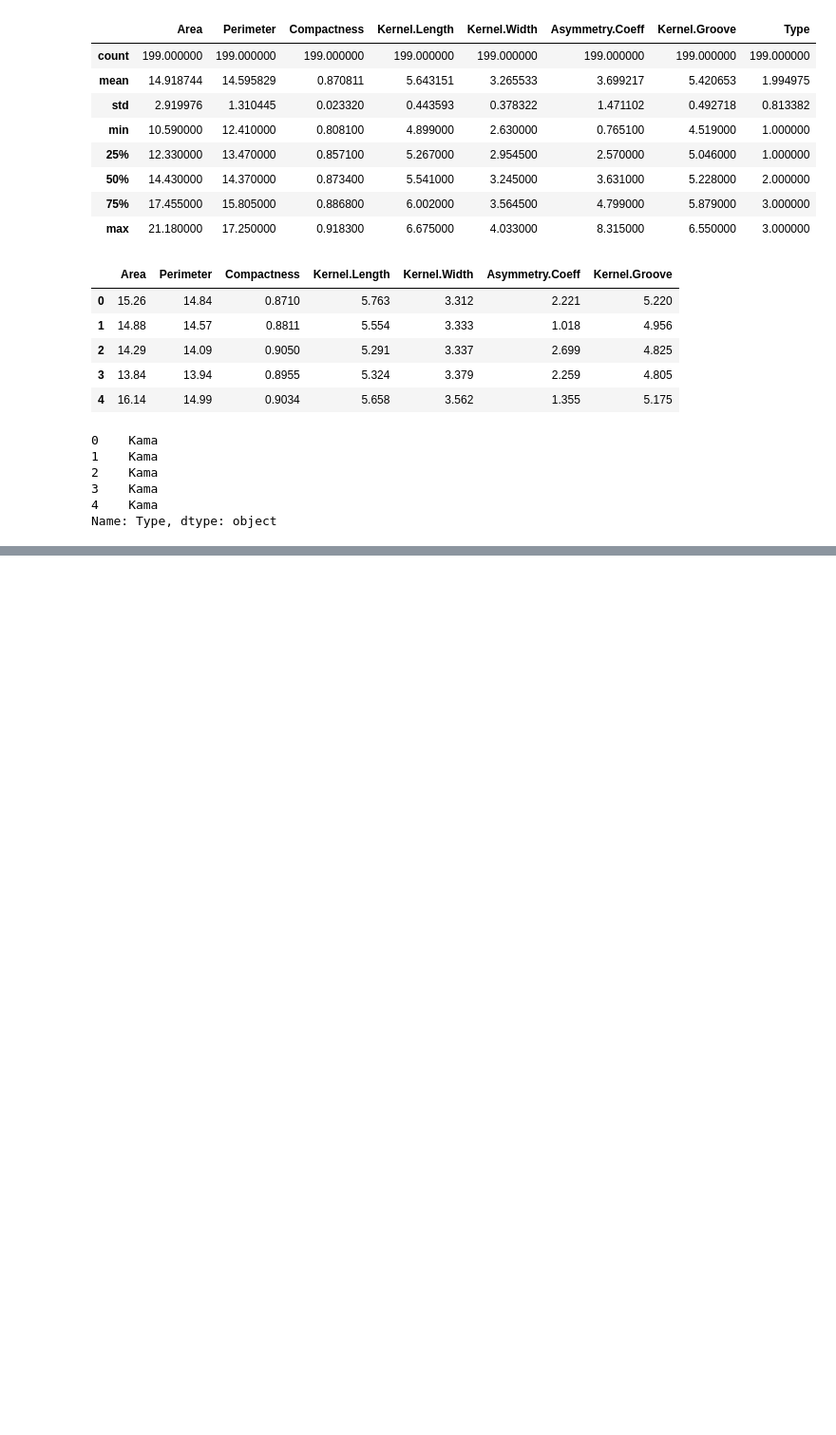
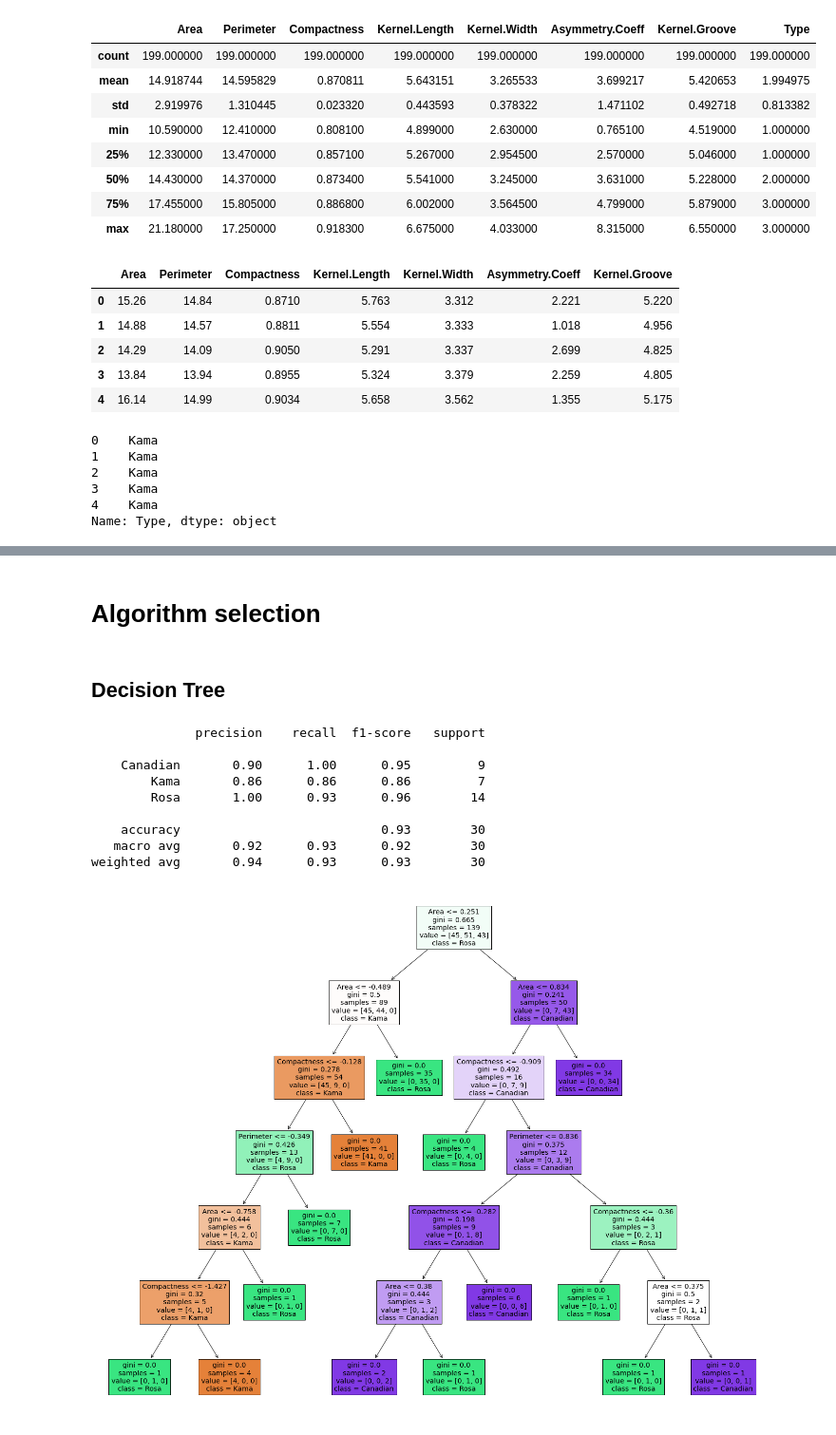
Before and after one commit to leokan1/AIDI2004_finalproject, a Jupyter notebook: AIDI2004_finalproject.ipynb, the cells around one changed output, grey strips where cells are left out. Shown: that part at 95% size. Cells and saved outputs as stored; diff of their text form; code cells hidden in the pictures; blank space fills up the shorter version.

```diff
--- a/AIDI2004_finalproject.ipynb
+++ b/AIDI2004_finalproject.ipynb
@@ -107,3 +145,31 @@ scaler = StandardScaler()
 X_train = scaler.fit_transform(X_train)
 X_test = scaler.transform(X_test)
 X_valid = scaler.transform(X_valid)
+# %% [markdown]
+# Algorithm selection
+# %% [markdown]
+## Decision Tree
+# %%
+# Decision tree classifier
+dtclf_base = DecisionTreeClassifier()
+dtclf_base = dtclf_base.fit(X_train,y_train)
+dtc_pred_base_test = dtclf_base.predict(X_test)
+
+fig = plt.figure(figsize=(25,20))
+tree.plot_tree(dtclf_base,
+                   feature_names=X.columns,
+                   class_names=['Kama','Rosa','Canadian'],
+                   filled=True)
+
+print(classification_report(y_test,dtc_pred_base_test))
+# %% [output]
+              precision    recall  f1-score   support
+
+    Canadian       0.90      1.00      0.95         9
+        Kama       0.86      0.86      0.86         7
+        Rosa       1.00      0.93      0.96        14
+
+    accuracy                           0.93        30
+   macro avg       0.92      0.93      0.92        30
+weighted avg       0.94      0.93      0.93        30
+[figure, added]
```
Also changed, not shown: parts of 25 cells of this notebook.
